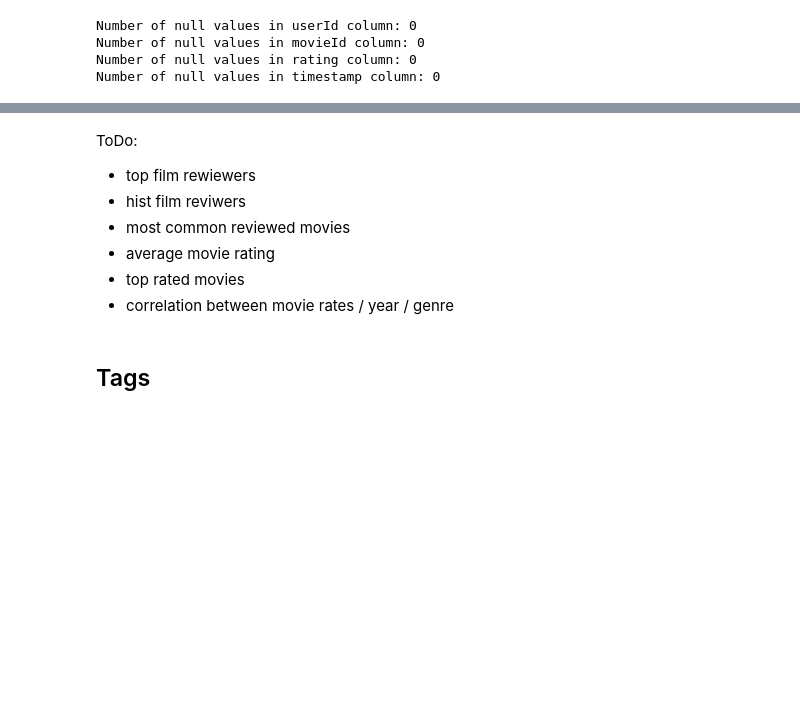
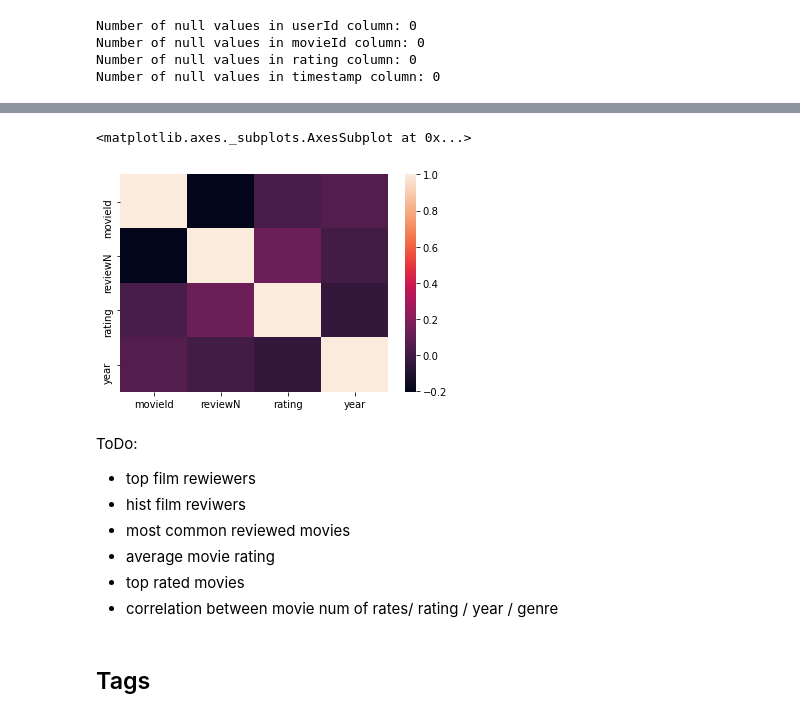
Before and after one commit to SmirnovAlexander/MoviesRecommendation, a Jupyter notebook: EDA.ipynb, the cells around one changed output, grey strips where cells are left out. Saved outputs shown, nothing was run; the diff lists cells and outputs as text; code cells hidden in the pictures; blank space fills up the shorter version.

Commit message:
Added correlation to EDA

```diff
--- a/EDA.ipynb
+++ b/EDA.ipynb
@@ -208,7 +209,7 @@ movies_titles_without_reduntant_spaces = [
 movies_titles_without_reduntant_spaces_with_years = [
     (lambda title: title + "(0000)" if title[-1] != ")" else title)(title) for title in movies_titles_without_reduntant_spaces]
 
-years = [movie[-5:-1]
+years = [int(movie[-5:-1])
          for movie in movies_titles_without_reduntant_spaces_with_years]
 print("Years of film production:\n{}\n".format(set(years)))
 
@@ -302,0 +333,13 @@ plt.show()
+# %%
+print("Number of films:\n{}\n".format(len(set(ratings["movieId"]))))
+
+movies_reviewed = dict(Counter(ratings["movieId"]))
+movies_reviewed = {k: v for k, v in sorted(
+    movies_reviewed.items(), key=lambda item: item[1], reverse=True)}
+
+print("Min number of reviews of film:\n{}\n".format(min(list(movies_reviewed.values()))))
+print("Max number of reviews of film:\n{}\n".format(max(list(movies_reviewed.values()))))
+
+print("Average reviews per film:\n{:.2f}\n".format(len(ratings["movieId"]) / len(set(ratings["movieId"]))))
+
+print("Movies with top number of reviews:\n{}\n".format(list(islice(movies_reviewed.items(), 5))))
@@ -302,0 +411,17 @@ plt.show()
+# %%
+movies_ids_initial = list(movies["movieId"])
+
+movies_ratings = {k: v for k, v in sorted(movies_ratings.items(), key=lambda item: item[0], reverse=False)}
+movies_reviewed = {k: v for k, v in sorted(movies_reviewed.items(), key=lambda item: item[0], reverse=False)}
+
+movies_ids = list(movies_reviewed.keys())
+movies_ratings_final = list(movies_ratings.values())
+movies_reviewed_final = list(movies_reviewed.values())
+
+years_cutted = []
+for movie_id in movies_ids:
+    years_cutted.append(years[movies_ids_initial.index(movie_id)])
+# %%
+movies_df = pd.DataFrame(list(zip(movies_ids, movies_reviewed_final, movies_ratings_final, years_cutted)),
+               columns =['movieId', 'reviewN', "rating", "year"])
+display(movies_df.sample(10))
@@ -303,3 +440,13 @@ plt.show()
+# %%
+corr = movies_df.corr()
+
+# plot the heatmap
+sns.heatmap(corr,
+        xticklabels=corr.columns,
+        yticklabels=corr.columns)
+# %% [output]
+<matplotlib.axes._subplots.AxesSubplot at 0x...>
+[figure, added]
 # %% [markdown]
 ToDo:
 - top film rewiewers
@@ -307,7 +454,7 @@ ToDo:
 - most common reviewed movies
 - average movie rating
 - top rated movies
-- correlation between movie rates / year / genre
+- correlation between movie num of rates/ rating / year / genre
 # %% [markdown]
 ## Tags
 # %%
```
Also changed, not shown: parts of 17 cells of this notebook.
